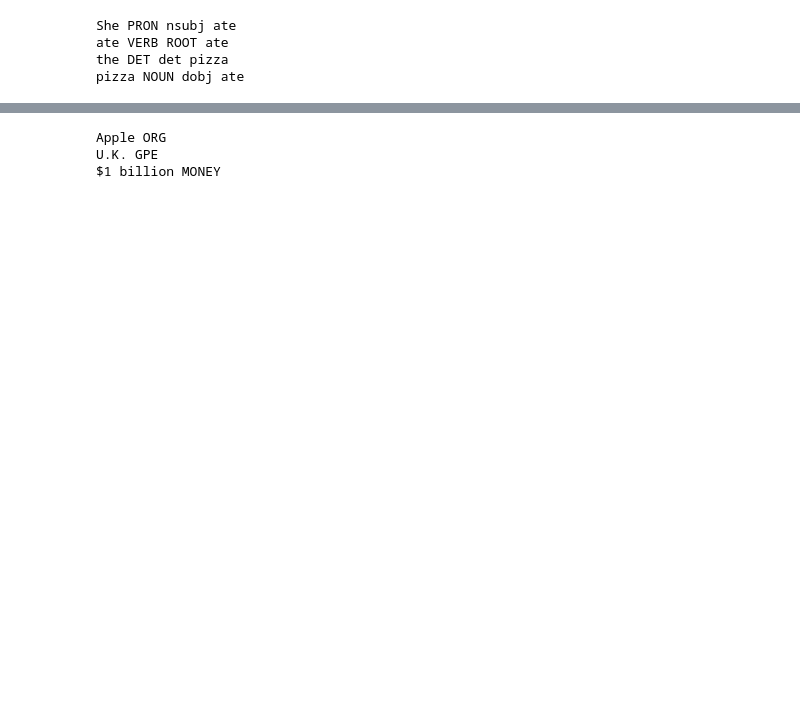
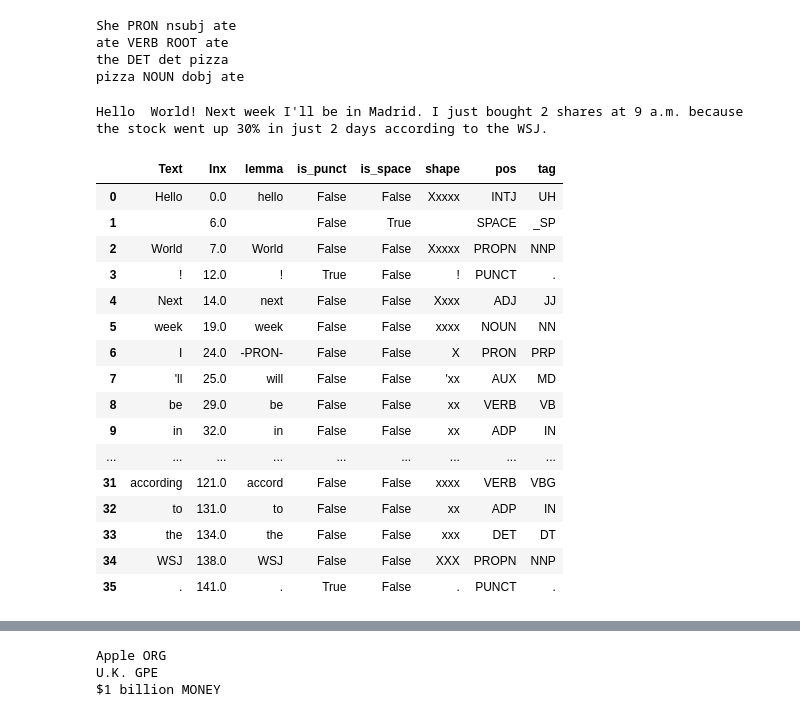
Before and after one commit to binliu0630/NLP, a Jupyter notebook: Spacy_basics.ipynb, the cells around one changed output, grey strips where cells are left out. Drawn from its saved outputs; the diff is of its cells as text; code cells hidden in the pictures; blank space fills up the shorter version.

```diff
--- a/Spacy_basics.ipynb
+++ b/Spacy_basics.ipynb
@@ -15,3 +36,7 @@ nlp = English()
+# %%
+# Another way to build the nlp object
+import en_core_web_sm
+nlp = en_core_web_sm.load()
 # %% [markdown]
 # Token, Span object
 # %%
@@ -85,6 +89,6 @@ You can now load the model via spacy.load('en_core_web_sm')
 # %%
-import spacy
-nlp = spacy.load('en_core_web_sm')
+import en_core_web_sm
+nlp = en_core_web_sm.load()
 # %%
 # POS, dep, head
 
@@ -99,3 +103,48 @@ She PRON nsubj ate
 ate VERB ROOT ate
 the DET det pizza
 pizza NOUN dobj ate
+# %%
+# token into DataFrame
+
+text = pd.DataFrame({'text':['Hello  World!',
+                  'Next week I\'ll be in Madrid.',
+                  'I just bought 2 shares at 9 a.m. because the stock went up 30% in just 2 days according to the WSJ.']})
+
+txt = ' '.join(text['text'])
+
+print(txt)
+
+doc = nlp(txt)
+
+# create all the token into df
+df = pd.DataFrame()
+for i, token in enumerate(doc):
+  df.loc[i, 'Text'] = token.text
+  df.loc[i, 'Inx'] = token.idx
+  df.loc[i, 'lemma'] = token.lemma_
+  df.loc[i, 'is_punct'] = token.is_punct
+  df.loc[i, 'is_space'] = token.is_space
+  df.loc[i, 'shape'] = token.shape_
+  df.loc[i, 'pos'] = token.pos_
+  df.loc[i, 'tag'] = token.tag_
+
+df
+# %% [output]
+Hello  World! Next week I'll be in Madrid. I just bought 2 shares at 9 a.m. because the stock went up 30% in just 2 days according to the WSJ.
+|  | Text | Inx | lemma | is_punct | is_space | shape | pos | tag |
+| 0 | Hello | 0.0 | hello | False | False | Xxxxx | INTJ | UH |
+| 1 |  | 6.0 |  | False | True |  | SPACE | _SP |
+| 2 | World | 7.0 | World | False | False | Xxxxx | PROPN | NNP |
+| 3 | ! | 12.0 | ! | True | False | ! | PUNCT | . |
+| 4 | Next | 14.0 | next | False | False | Xxxx | ADJ | JJ |
+| 5 | week | 19.0 | week | False | False | xxxx | NOUN | NN |
+| 6 | I | 24.0 | -PRON- | False | False | X | PRON | PRP |
+| 7 | 'll | 25.0 | will | False | False | 'xx | AUX | MD |
+| 8 | be | 29.0 | be | False | False | xx | VERB | VB |
+| 9 | in | 32.0 | in | False | False | xx | ADP | IN |
+| ... | ... | ... | ... | ... | ... | ... | ... | ... |
+| 31 | according | 121.0 | accord | False | False | xxxx | VERB | VBG |
+| 32 | to | 131.0 | to | False | False | xx | ADP | IN |
+| 33 | the | 134.0 | the | False | False | xxx | DET | DT |
+| 34 | WSJ | 138.0 | WSJ | False | False | XXX | PROPN | NNP |
+| 35 | . | 141.0 | . | True | False | . | PUNCT | . |
```
Also changed, not shown: parts of 53 cells of this notebook.
